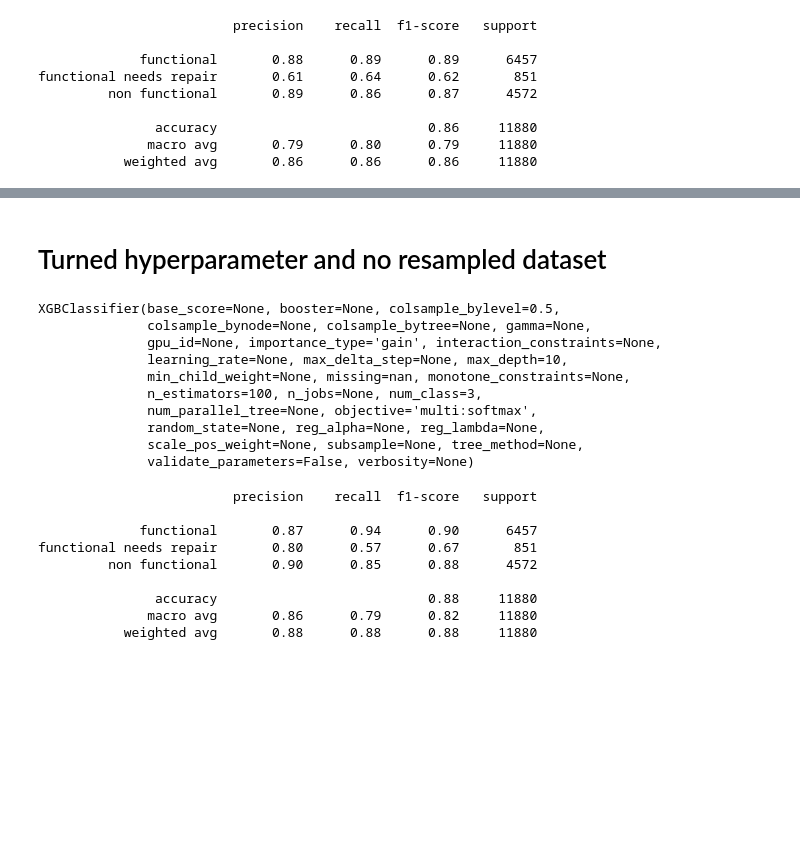
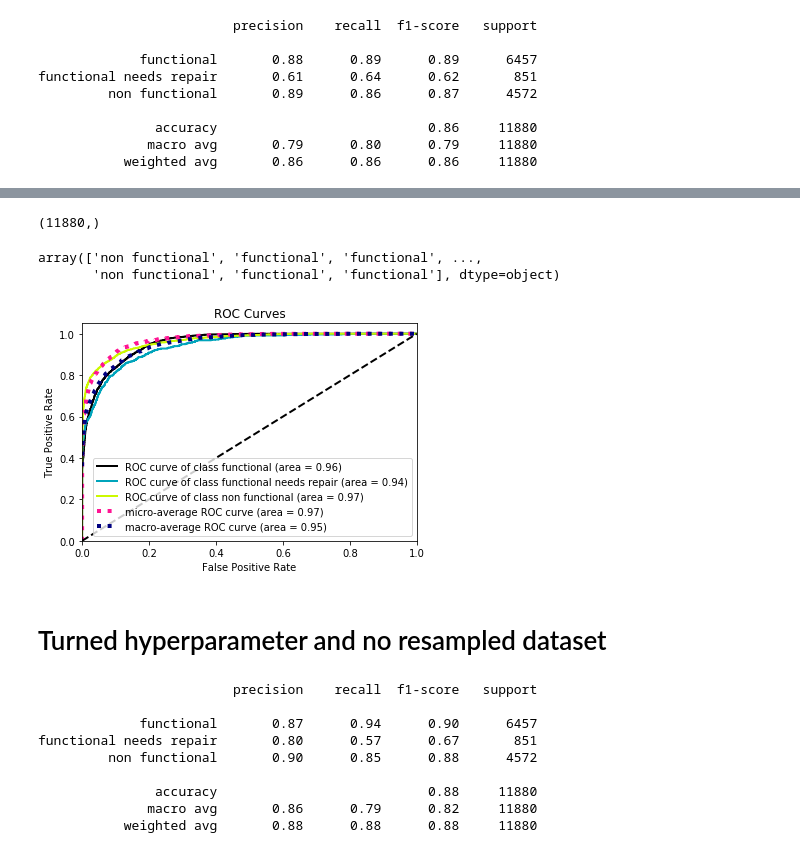
Before and after one commit to yukaberry/portfolio_tanzania_water_pumps, a Jupyter notebook: Untitled.ipynb, the cells around one changed output, grey strips where cells are left out. Cells and saved outputs as stored; diff of their text form; code cells hidden in the pictures; blank space fills up the shorter version.

```diff
--- a/Untitled.ipynb
+++ b/Untitled.ipynb
@@ -201,0 +237,2 @@ functional needs repair       0.61      0.64      0.62       851
+# %%
+predicted_probas = XGB_t.fit(X_train_resampled,y_train_resampled).predict_proba(X_test)
@@ -202,18 +269,17 @@ functional needs repair       0.61      0.64      0.62       851
+# %%
+y_test_arr = np.ravel(y_test)
+print(y_test_arr.shape)
+y_test_arr
+# %% [output]
+(11880,)
+array(['non functional', 'functional', 'functional', ...,
+       'non functional', 'functional', 'functional'], dtype=object)
+# %%
+skplt.metrics.plot_roc(y_test, predicted_probas)
+plt.show()
+# %% [output]
+[figure, added]
 # %% [markdown]
 # Turned hyperparameter and no resampled dataset
-# %%
-XGB_t2 = XGBClassifier(colsample_bylevel=0.5,max_depth=10,objective="multi:softmax",num_class=3)
-XGB_t2
-# %% [output]
-XGBClassifier(base_score=None, booster=None, colsample_bylevel=0.5,
-              colsample_bynode=None, colsample_bytree=None, gamma=None,
-              gpu_id=None, importance_type='gain', interaction_constraints=None,
-              learning_rate=None, max_delta_step=None, max_depth=10,
-              min_child_weight=None, missing=nan, monotone_constraints=None,
-              n_estimators=100, n_jobs=None, num_class=3,
-              num_parallel_tree=None, objective='multi:softmax',
-              random_state=None, reg_alpha=None, reg_lambda=None,
-              scale_pos_weight=None, subsample=None, tree_method=None,
-              validate_parameters=False, verbosity=None)
 # %%
 
```
Also changed, not shown: parts of 19 cells of this notebook, 5 other files.
